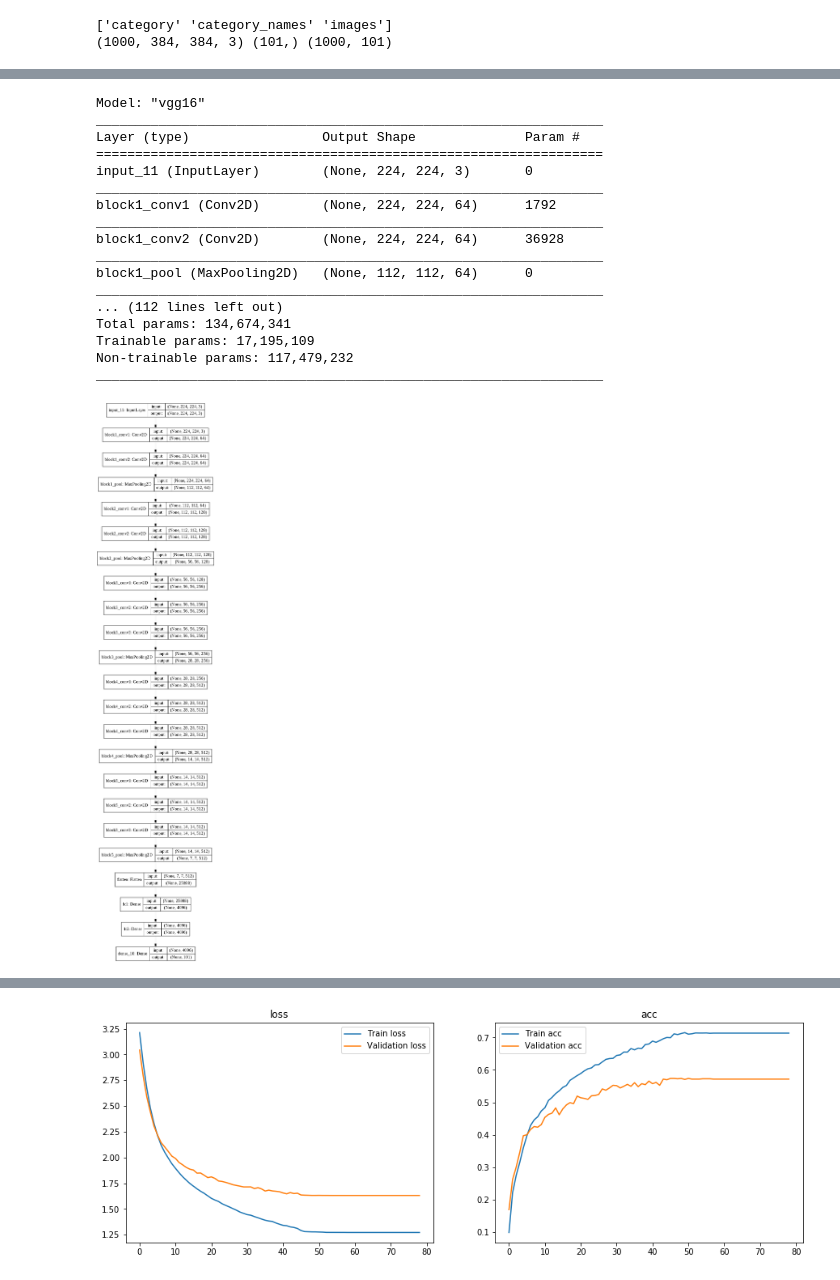
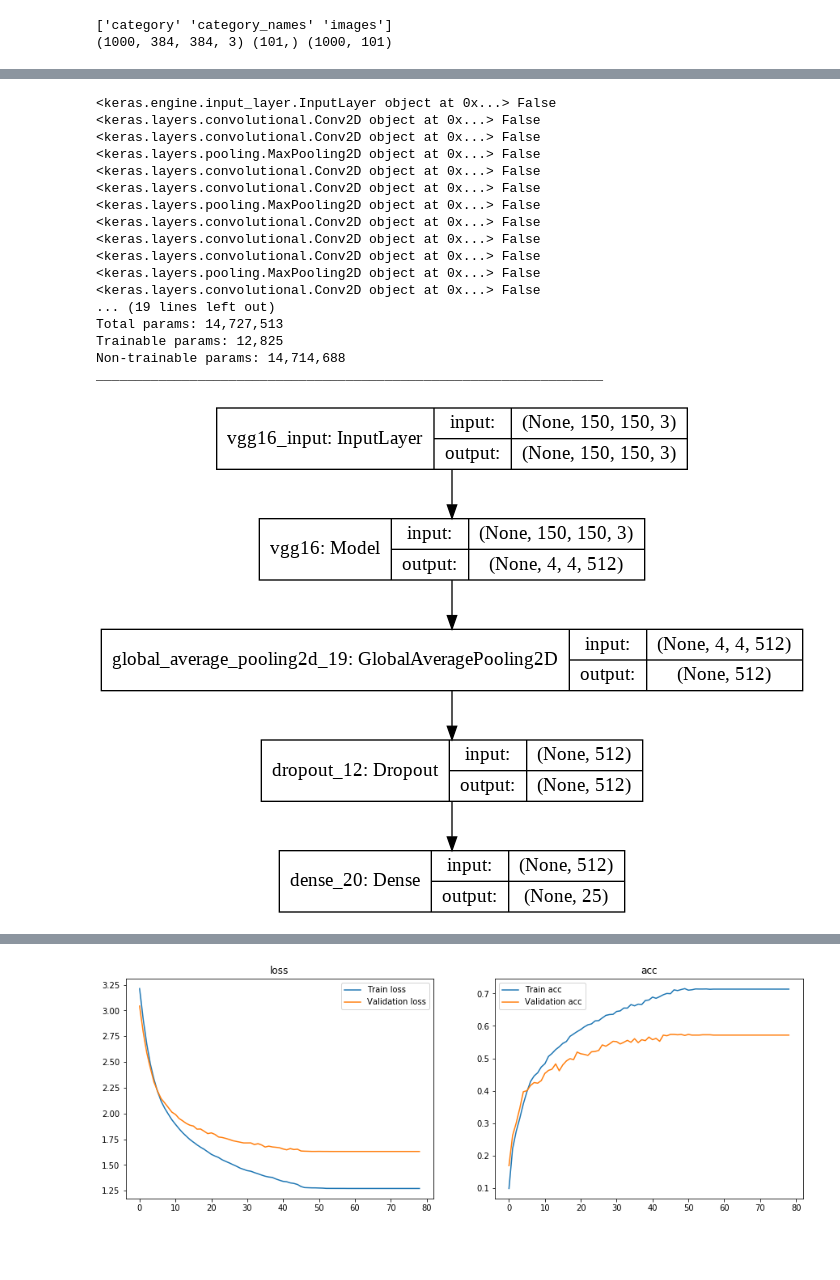
Before and after one commit to AshishGusain17/via_google_colab, a Jupyter notebook: data_augmentation.ipynb, the cells around one changed output, grey strips where cells are left out. Drawn from its saved outputs; the diff is of its cells as text; code cells hidden in the pictures; blank space fills up the shorter version.

```diff
--- a/data_augmentation.ipynb
+++ b/data_augmentation.ipynb
@@ -128,54 +189,46 @@ plt.tight_layout()
 # %%
-ct=0
-base_model = VGG16(include_top=True,
+imgsize=150
+base_model = VGG16(include_top=False,
                   input_shape = (imgsize,imgsize,3),
                   weights = 'imagenet')
-base_model.summary()
-base_model.layers.pop()
-for layer in base_model.layers:
-  ct=ct+1
 
 for layer in base_model.layers:
-  if ct>1:
     layer.trainable = False
-  else:
-    layer.trainable = True
-  ct=ct-1
-  print(layer,layer.trainable)
+
+for layer in base_model.layers:
+    print(layer,layer.trainable)
 
 model = Sequential()
-for layer in base_model.layers:
-  model.add(layer)
-# model.add(GlobalAveragePooling2D())
-# model.add(Dropout(0.3))
-# model.add(Flatten())
+model.add(base_model)
+model.add(GlobalAveragePooling2D())
+model.add(Dropout(0.3))
+# model.add(regularizers.l2(0.01))
+# model.add(Dense(64,activation='relu'))
 
-# model.add(regularizers.l2(0.01))
-
-model.add(Dense(101,activation='softmax'))
+model.add(Dense(25,activation='softmax'))
 model.summary()
 
 SVG(model_to_dot(model).create(prog='dot', format='svg'))
 plot_model(model, to_file='model_plot.png', show_shapes=True, show_layer_names=True)
 # %% [output]
-Model: "vgg16"
+<keras.engine.input_layer.InputLayer object at 0x...> False
+<keras.layers.convolutional.Conv2D object at 0x...> False
+<keras.layers.convolutional.Conv2D object at 0x...> False
+<keras.layers.pooling.MaxPooling2D object at 0x...> False
+<keras.layers.convolutional.Conv2D object at 0x...> False
+<keras.layers.convolutional.Conv2D object at 0x...> False
+<keras.layers.pooling.MaxPooling2D object at 0x...> False
+<keras.layers.convolutional.Conv2D object at 0x...> False
+<keras.layers.convolutional.Conv2D object at 0x...> False
+<keras.layers.convolutional.Conv2D object at 0x...> False
+<keras.layers.pooling.MaxPooling2D object at 0x...> False
+<keras.layers.convolutional.Conv2D object at 0x...> False
+... (19 lines left out)
+Total params: 14,727,513
+Trainable params: 12,825
+Non-trainable params: 14,714,688
 _________________________________________________________________
-Layer (type)                 Output Shape              Param #
-=================================================================
-input_11 (InputLayer)        (None, 224, 224, 3)       0
-_________________________________________________________________
-block1_conv1 (Conv2D)        (None, 224, 224, 64)      1792
-_________________________________________________________________
-block1_conv2 (Conv2D)        (None, 224, 224, 64)      36928
-_________________________________________________________________
-block1_pool (MaxPooling2D)   (None, 112, 112, 64)      0
-_________________________________________________________________
-... (112 lines left out)
-Total params: 134,674,341
-Trainable params: 17,195,109
-Non-trainable params: 117,479,232
-_________________________________________________________________
-[figure, old version]
+[figure, new version]
 # %%
 checkpoint = ModelCheckpoint(
     './base.model',
```
Also changed, not shown: parts of 13 cells of this notebook.
